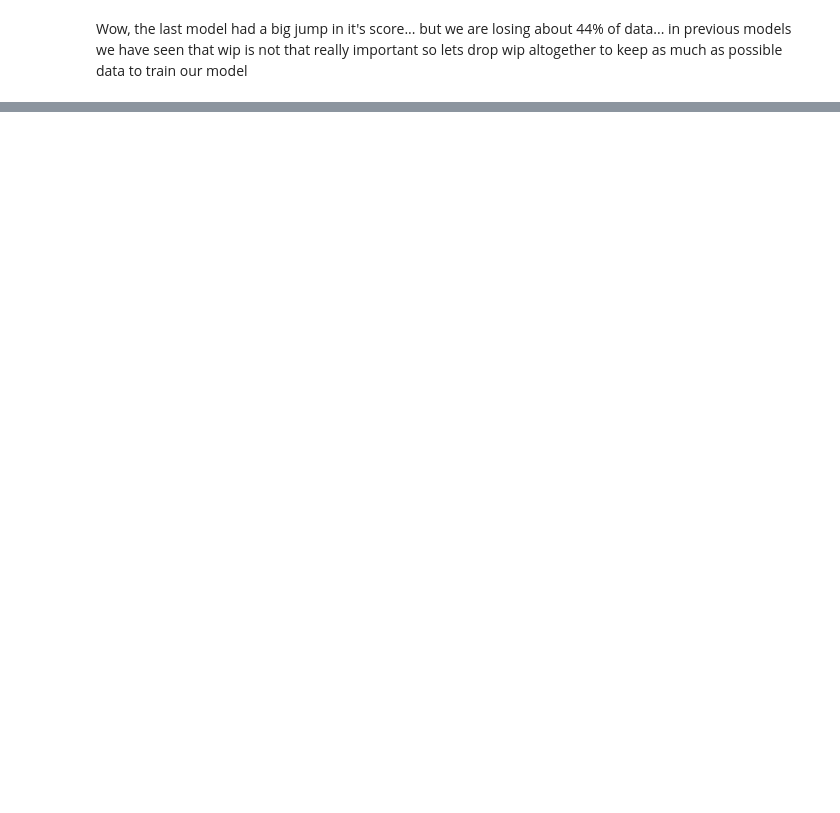
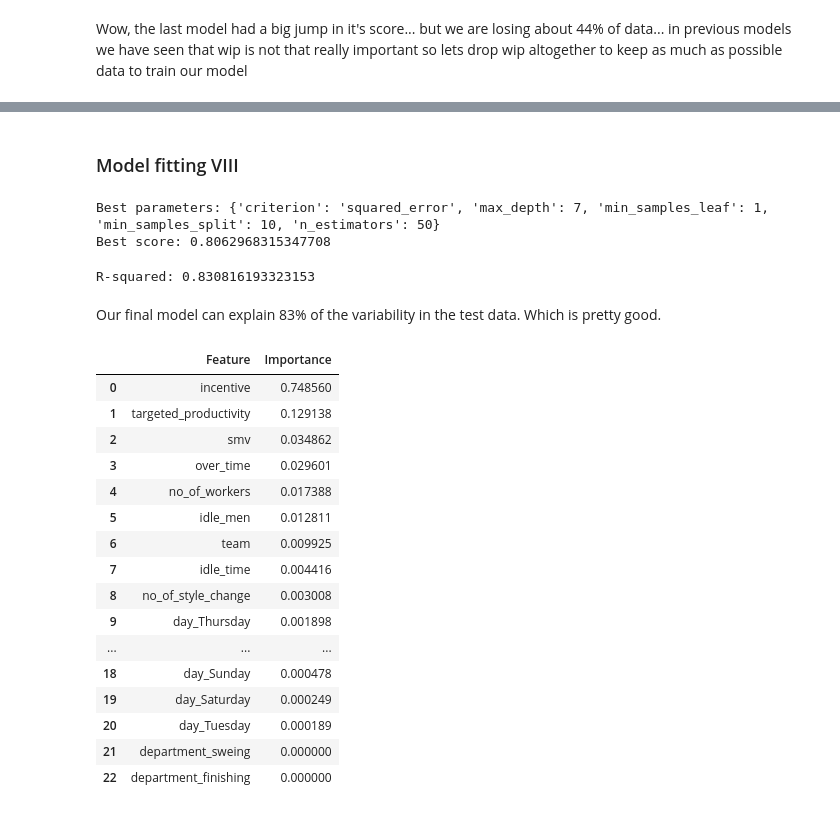
Before and after one commit to 1Elral4/Employee-Productivity-Predictor-with-Trees, a Jupyter notebook: productivity_predictor.ipynb, the cells around one changed output, grey strips where cells are left out. Saved outputs shown, nothing was run; the diff lists cells and outputs as text; code cells hidden in the pictures; blank space fills up the shorter version.

```diff
--- a/productivity_predictor.ipynb
+++ b/productivity_predictor.ipynb
@@ -502,0 +598,2 @@ Wow, the last model had a big jump in it's score... but we are losing about 44%
+# %% [markdown]
+### Model fitting VIII
@@ -502,0 +605,63 @@ Wow, the last model had a big jump in it's score... but we are losing about 44%
+# %%
+params = {
+    'criterion': ['squared_error', 'absolute_error', 'poisson'],
+    'n_estimators': [100, 50],
+    'max_depth': [3, 5 , 7],
+    'min_samples_split': [2, 5, 10, 20],
+    'min_samples_leaf': [1, 10, 20, 25, 50],
+
+}
+
+X_train, X_test, y_train, y_test = train_test_split(X_no_missing, y_no_missing, test_size=0.2, random_state=42)
+
+
+gs = GridSearchCV(RandomForestRegressor(warm_start=True), param_grid=params, n_jobs=-1)
+gs.fit(X_train, y_train)
+
+best_params = gs.best_params_
+best_score = gs.best_score_
+
+print(f"Best parameters: {best_params}")
+print(f"Best score: {best_score}")
+# %% [output]
+Best parameters: {'criterion': 'squared_error', 'max_depth': 7, 'min_samples_leaf': 1, 'min_samples_split': 10, 'n_estimators': 50}
+Best score: 0.8062968315347708
+# %%
+best_model = gs.best_estimator_
+
+y_pred = best_model.predict(X_test)
+
+print("R-squared:", r2_score(y_test, y_pred))
+# %% [output]
+R-squared: 0.830816193323153
+# %% [markdown]
+Our final model can explain 83% of the variability in the test data. Which is pretty good.
+# %%
+feature_importances = best_model.feature_importances_
+feature_names = best_model.feature_names_in_
+
+df_importances = pd.DataFrame({
+    'Feature': feature_names,
+    'Importance': feature_importances
+})
+
+df_importances = df_importances.sort_values(by='Importance', ascending=False).reset_index(drop=True)
+df_importances
+# %% [output]
+|  | Feature | Importance |
+| 0 | incentive | 0.748560 |
+| 1 | targeted_productivity | 0.129138 |
+| 2 | smv | 0.034862 |
+| 3 | over_time | 0.029601 |
+| 4 | no_of_workers | 0.017388 |
+| 5 | idle_men | 0.012811 |
+| 6 | team | 0.009925 |
+| 7 | idle_time | 0.004416 |
+| 8 | no_of_style_change | 0.003008 |
+| 9 | day_Thursday | 0.001898 |
+| ... | ... | ... |
+| 18 | day_Sunday | 0.000478 |
+| 19 | day_Saturday | 0.000249 |
+| 20 | day_Tuesday | 0.000189 |
+| 21 | department_sweing | 0.000000 |
+| 22 | department_finishing | 0.000000 |
```
Also changed, not shown: parts of 18 cells of this notebook.
